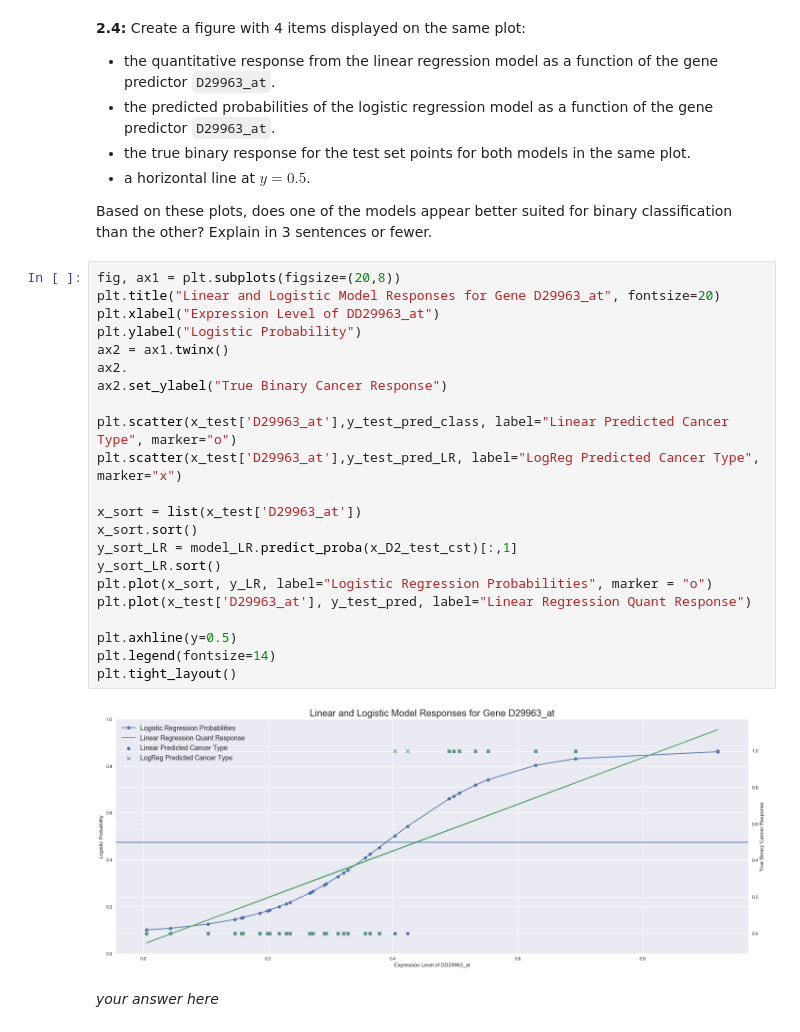
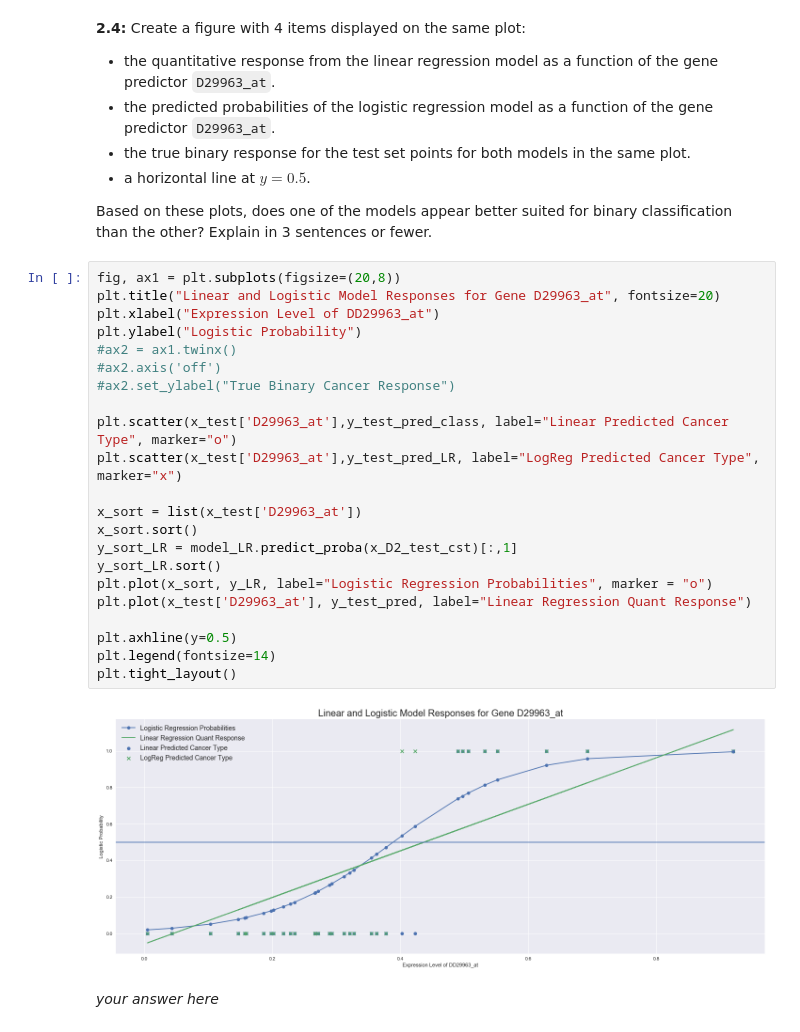
Before and after one commit to tmaounis/cs109a_hw5, a Jupyter notebook: cs109a_hw5_109.ipynb, the cells around one changed output. Cells and saved outputs as stored; diff of their text form.

```diff
--- a/cs109a_hw5_109.ipynb
+++ b/cs109a_hw5_109.ipynb
@@ -331,27 +331,27 @@ Based on these plots, does one of the models appear better suited for binary cla
 # %%
 fig, ax1 = plt.subplots(figsize=(20,8))
 plt.title("Linear and Logistic Model Responses for Gene D29963_at", fontsize=20)
 plt.xlabel("Expression Level of DD29963_at")
 plt.ylabel("Logistic Probability")
-ax2 = ax1.twinx()
-ax2.
-ax2.set_ylabel("True Binary Cancer Response")
+#ax2 = ax1.twinx()
+#ax2.axis('off')
+#ax2.set_ylabel("True Binary Cancer Response")
 
 plt.scatter(x_test['D29963_at'],y_test_pred_class, label="Linear Predicted Cancer Type", marker="o")
 plt.scatter(x_test['D29963_at'],y_test_pred_LR, label="LogReg Predicted Cancer Type", marker="x")
 
 x_sort = list(x_test['D29963_at'])
 x_sort.sort()
 y_sort_LR = model_LR.predict_proba(x_D2_test_cst)[:,1]
 y_sort_LR.sort()
 plt.plot(x_sort, y_LR, label="Logistic Regression Probabilities", marker = "o")
 plt.plot(x_test['D29963_at'], y_test_pred, label="Linear Regression Quant Response")
 
 plt.axhline(y=0.5)
 plt.legend(fontsize=14)
 plt.tight_layout()
 # %% [output]
-[figure, old version]
+[figure, new version]
 # %% [markdown]
 *your answer here*
 # %% [markdown]
```
Also changed, not shown: parts of 2 cells of this notebook.
